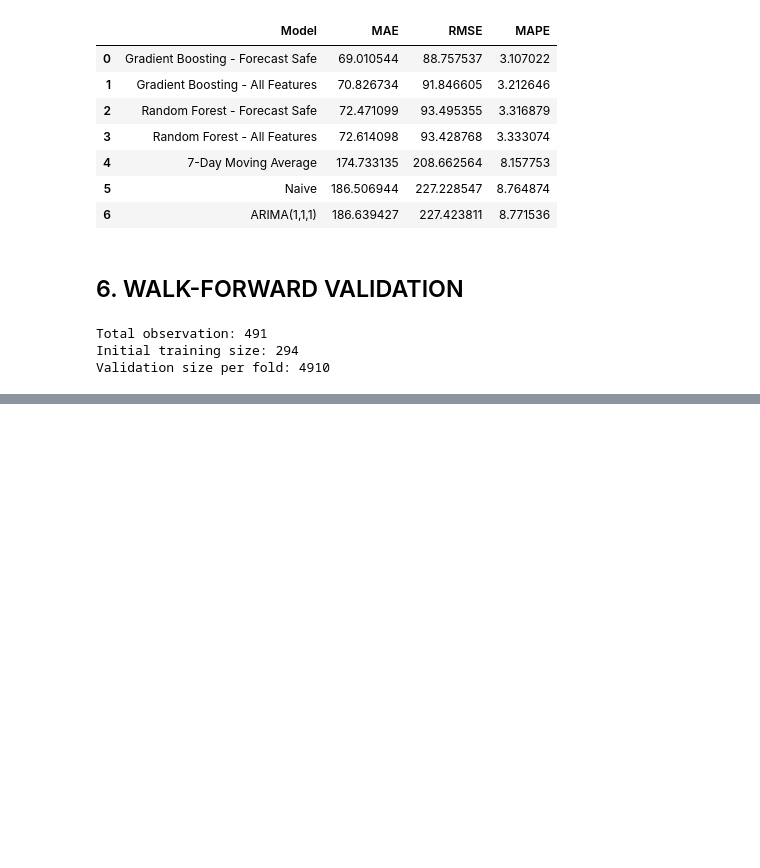
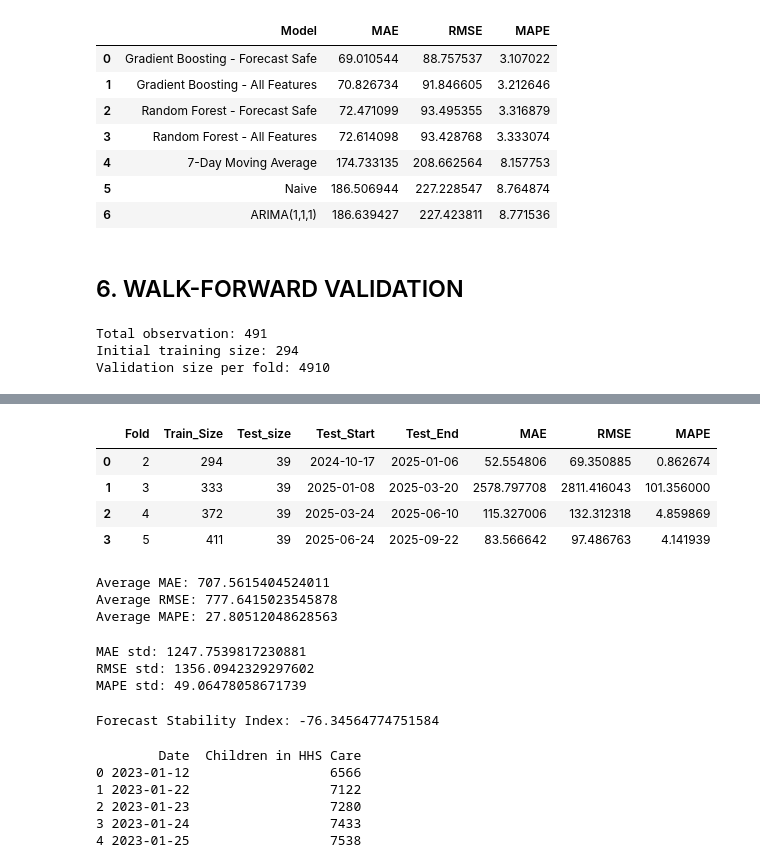
Before and after one commit to shivani1707s/Predictive-Forecasting-HHS, a Jupyter notebook: notebooks/Modeling.ipynb, the cells around one changed output, grey strips where cells are left out. Drawn from its saved outputs; the diff is of its cells as text; code cells hidden in the pictures; blank space fills up the shorter version.

Commit message:
modeling setup

```diff
--- a/notebooks/Modeling.ipynb
+++ b/notebooks/Modeling.ipynb
@@ -894,3 +894,14 @@ print("Validation size per fold:", test_size)
 Total observation: 491
 Initial training size: 294
 Validation size per fold: 4910
+# %%
+walk_forward_results = []
+
+n = len(forecast_df)
+
+initial_train_size = int(n * 0.60)
+test_size = int(n * 0.08)
+
+print("Total observations:", n)
+print("Initial training size:", initial_train_size)
+print("Test size per fold:", test_size)
@@ -896,0 +1005,37 @@ Validation size per fold: 4910
+# %%
+walk_forward_results = pd.DataFrame(
+    walk_forward_results
+)
+
+walk_forward_results
+# %% [output]
+|  | Fold | Train_Size | Test_size | Test_Start | Test_End | MAE | RMSE | MAPE |
+| 0 | 2 | 294 | 39 | 2024-10-17 | 2025-01-06 | 52.554806 | 69.350885 | 0.862674 |
+| 1 | 3 | 333 | 39 | 2025-01-08 | 2025-03-20 | 2578.797708 | 2811.416043 | 101.356000 |
+| 2 | 4 | 372 | 39 | 2025-03-24 | 2025-06-10 | 115.327006 | 132.312318 | 4.859869 |
+| 3 | 5 | 411 | 39 | 2025-06-24 | 2025-09-22 | 83.566642 | 97.486763 | 4.141939 |
+# %%
+print("Average MAE:",walk_forward_results["MAE"].mean())
+print("Average RMSE:",walk_forward_results["RMSE"].mean())
+print("Average MAPE:",walk_forward_results["MAPE"].mean())
+# %% [output]
+Average MAE: 707.5615404524011
+Average RMSE: 777.6415023545878
+Average MAPE: 27.80512048628563
+# %%
+print("MAE std:",walk_forward_results["MAE"].std())
+print("RMSE std:",walk_forward_results["RMSE"].std())
+print("MAPE std:",walk_forward_results["MAPE"].std())
+# %% [output]
+MAE std: 1247.7539817230881
+RMSE std: 1356.0942329297602
+MAPE std: 49.06478058671739
+# %%
+mean_mae=walk_forward_results["MAE"].mean()
+std_mae=walk_forward_results["MAE"].std()
+
+forecast_stability_index= (1 - (std_mae / mean_mae))* 100
+
+print("Forecast Stability Index:",forecast_stability_index)
+# %% [output]
+Forecast Stability Index: -76.34564774751584
@@ -896,0 +1044,10 @@ Validation size per fold: 4910
+# %%
+model_df=model_df.sort_values("Date").reset_index(drop=True)
+print(model_df[["Date","Children in HHS Care"]].head())
+# %% [output]
+        Date  Children in HHS Care
+0 2023-01-12                  6566
+1 2023-01-22                  7122
+2 2023-01-23                  7280
+3 2023-01-24                  7433
+4 2023-01-25                  7538
```
Also changed, not shown: parts of 23 cells of this notebook, 1 other file.
